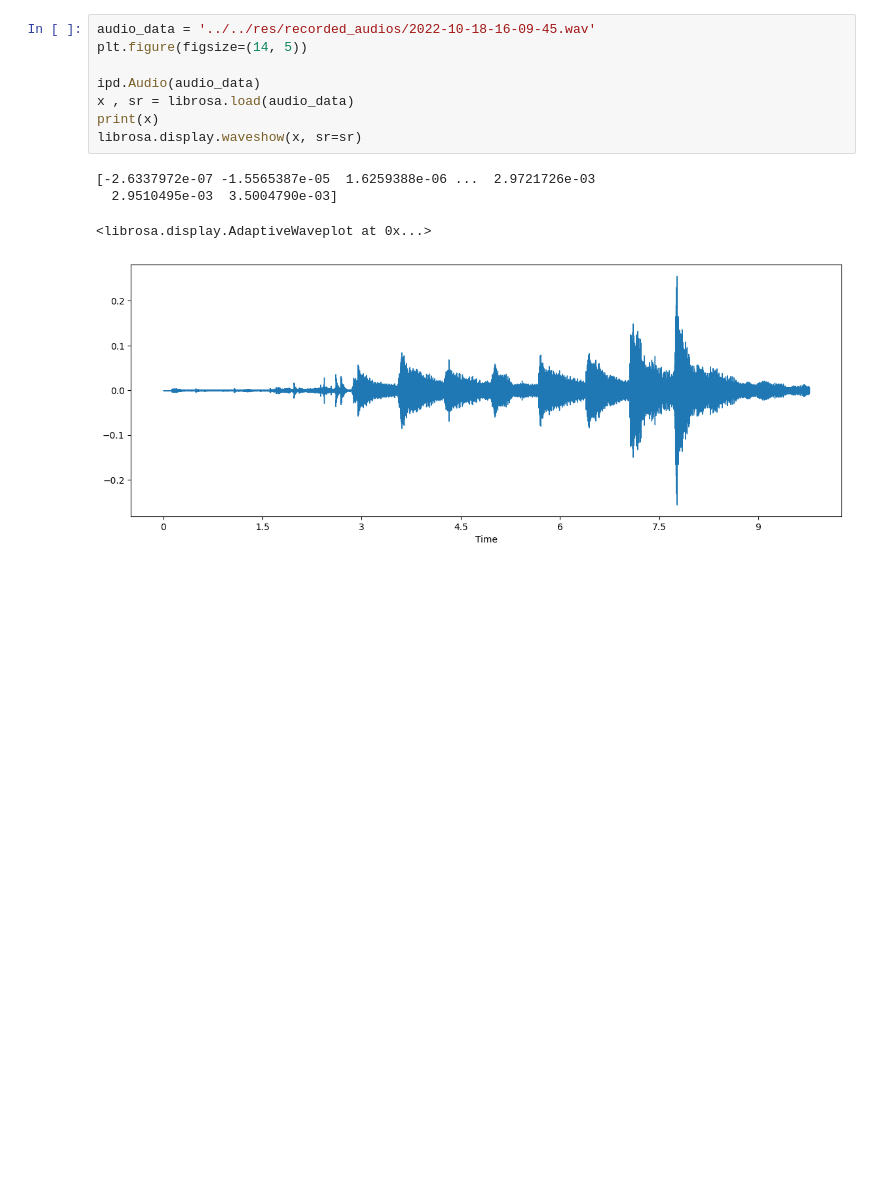
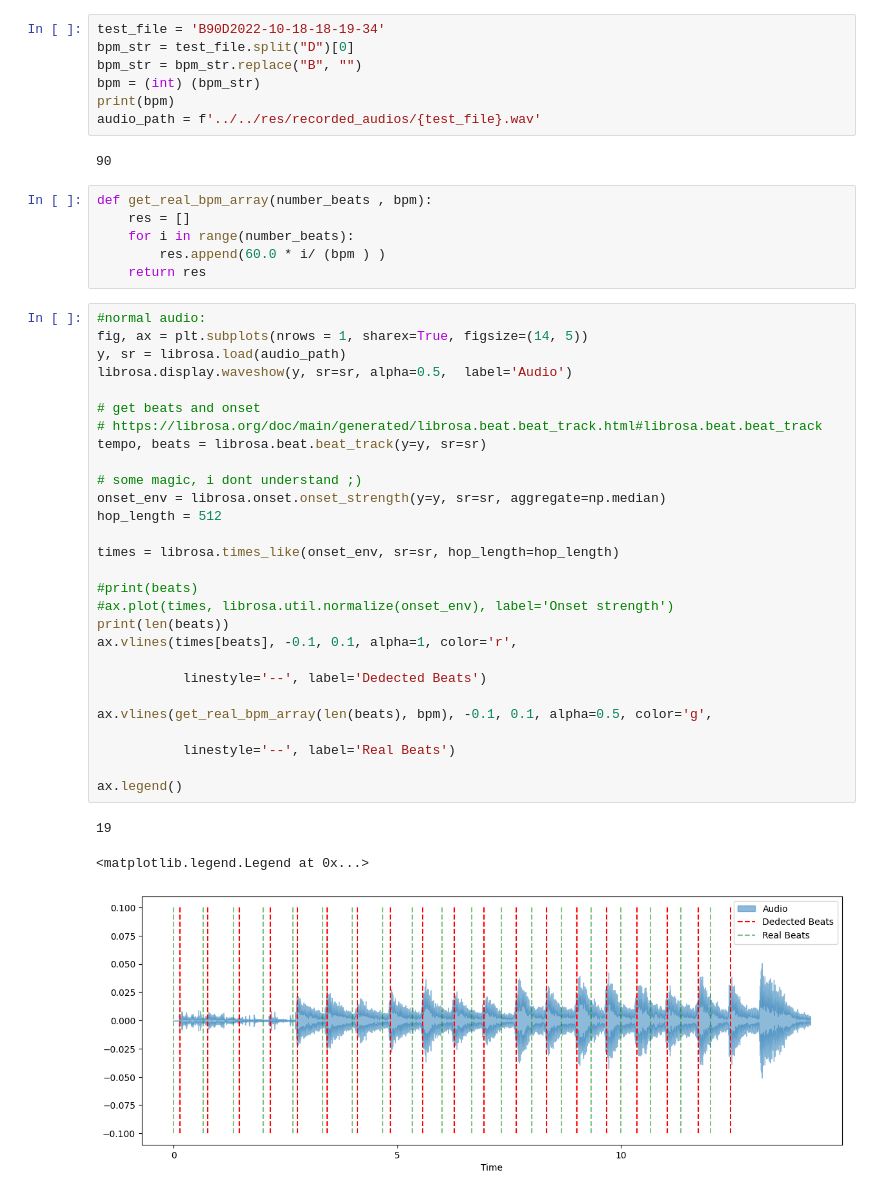
Before and after one commit to Robino-CK/Tact-Analyser, a Jupyter notebook: backend/analyser/test.ipynb, the cells around one changed output. Cells and saved outputs as stored; diff of their text form; blank space fills up the shorter version.

Commit message:
analyser plot dedected and real beat

```diff
--- a/backend/analyser/test.ipynb
+++ b/backend/analyser/test.ipynb
@@ -5,13 +7,47 @@ import IPython.display as ipd
-# %%
-audio_data = '../../res/recorded_audios/2022-10-18-16-09-45.wav'
-plt.figure(figsize=(14, 5))
-
-ipd.Audio(audio_data)
-x , sr = librosa.load(audio_data)
-print(x)
-librosa.display.waveshow(x, sr=sr)
-# %% [output]
-[-2.6337972e-07 -1.5565387e-05  1.6259388e-06 ...  2.9721726e-03
-  2.9510495e-03  3.5004790e-03]
-<librosa.display.AdaptiveWaveplot at 0x...>
-[figure, removed]
+# %%
+test_file = 'B90D2022-10-18-18-19-34'
+bpm_str = test_file.split("D")[0]
+bpm_str = bpm_str.replace("B", "")
+bpm = (int) (bpm_str)
+print(bpm)
+audio_path = f'../../res/recorded_audios/{test_file}.wav'
+# %% [output]
+90
+# %%
+def get_real_bpm_array(number_beats , bpm):
+    res = []
+    for i in range(number_beats):
+        res.append(60.0 * i/ (bpm ) )
+    return res
+# %%
+#normal audio:
+fig, ax = plt.subplots(nrows = 1, sharex=True, figsize=(14, 5))
+y, sr = librosa.load(audio_path)
+librosa.display.waveshow(y, sr=sr, alpha=0.5,  label='Audio')
+
+# get beats and onset
+# https://librosa.org/doc/main/generated/librosa.beat.beat_track.html#librosa.beat.beat_track
+tempo, beats = librosa.beat.beat_track(y=y, sr=sr)
+
+# some magic, i dont understand ;)
+onset_env = librosa.onset.onset_strength(y=y, sr=sr, aggregate=np.median)
+hop_length = 512
+
+times = librosa.times_like(onset_env, sr=sr, hop_length=hop_length)
+
+#print(beats)
+#ax.plot(times, librosa.util.normalize(onset_env), label='Onset strength')
+print(len(beats))
+ax.vlines(times[beats], -0.1, 0.1, alpha=1, color='r',
+
+           linestyle='--', label='Dedected Beats')
+
+ax.vlines(get_real_bpm_array(len(beats), bpm), -0.1, 0.1, alpha=0.5, color='g',
+
+           linestyle='--', label='Real Beats')
+
+ax.legend()
+# %% [output]
+19
+<matplotlib.legend.Legend at 0x...>
+[figure, added]
```
Also changed, not shown: parts of 1 cell of this notebook, 4 other files.
